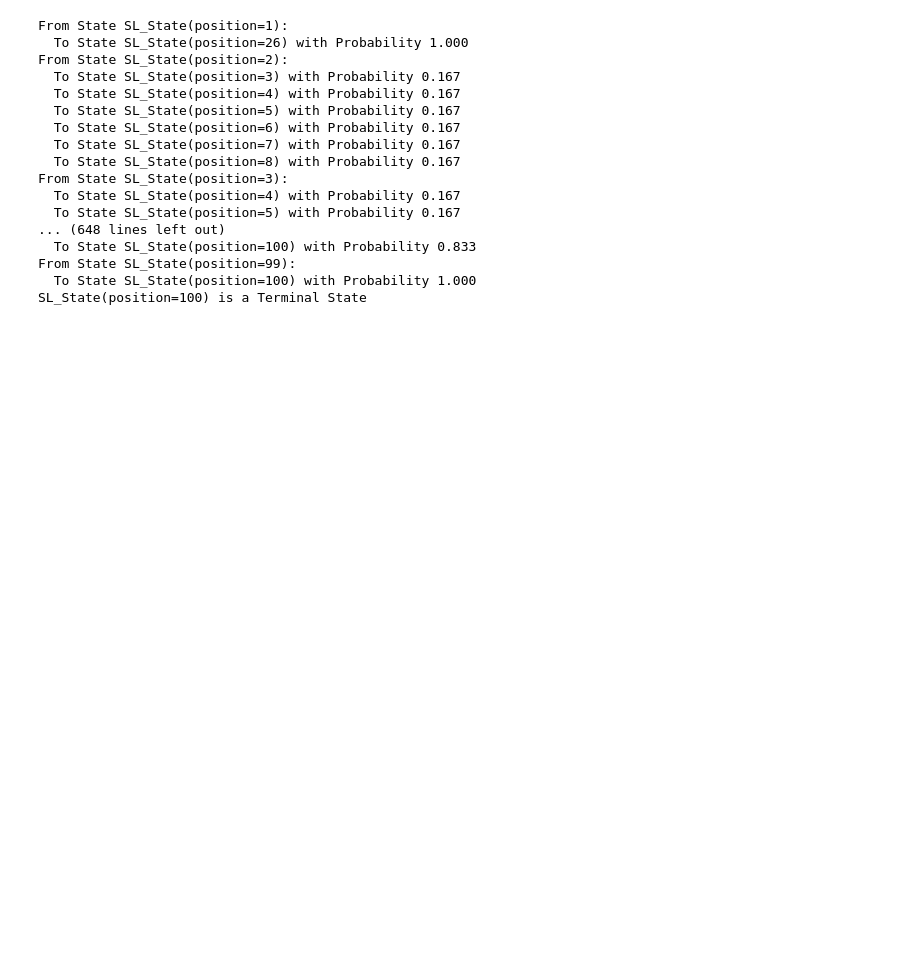
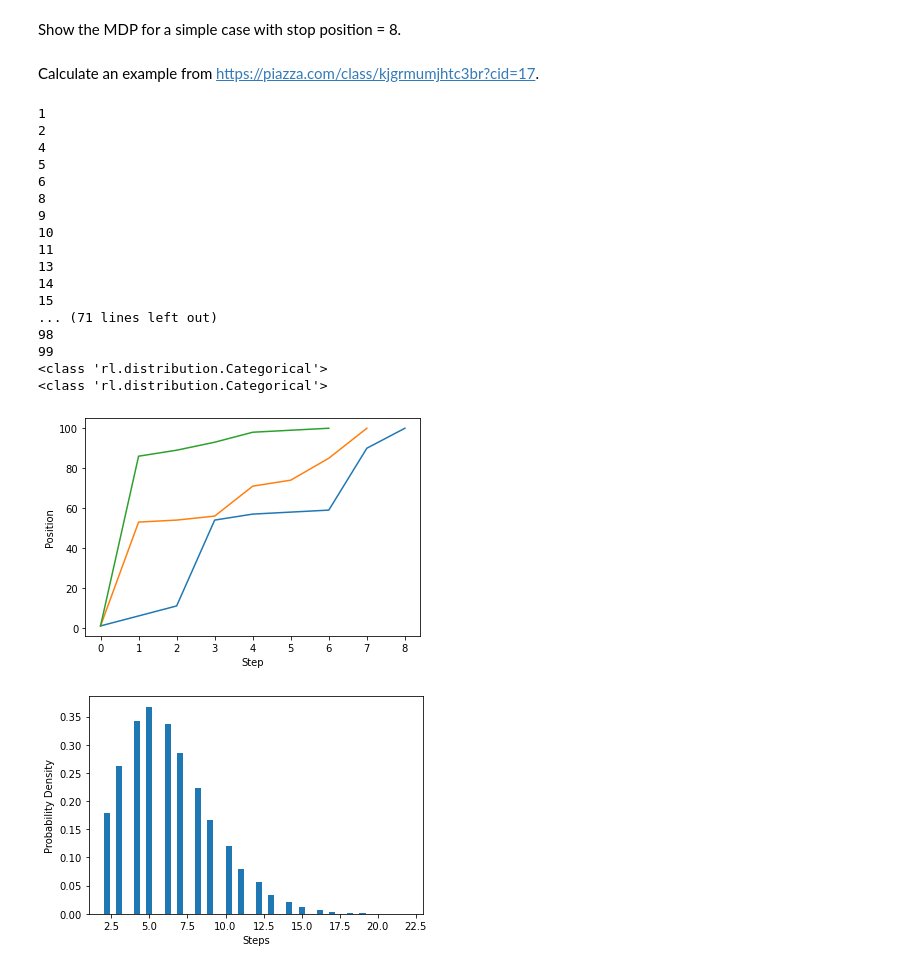
Before and after one commit to jy-tang/RL-book, a Jupyter notebook: Assignment2/snake_and_ladder.ipynb, the cells around one changed output. Cells and saved outputs as stored; diff of their text form; code cells hidden in the pictures; blank space fills up the shorter version.

```diff
--- a/Assignment2/snake_and_ladder.ipynb
+++ b/Assignment2/snake_and_ladder.ipynb
@@ -64,22 +75,59 @@ class SL_MDP(markov_process.FiniteMarkovProcess[SL_State]):
+# %% [markdown]
+Show the MDP for a simple case with stop position = 8.
 # %%
-sl_rules = SL_Rules(stopstate=100, snake ={35:10,74:3},ladder = {1:26})
-mdp = SL_MDP(sl_rules)
-mdp
+#sl_rules = SL_Rules(stopstate=10, snake={5:3},
+#                    ladder = {2:4})
+#mdp = SL_MDP(sl_rules)
+#mdp
-# %% [output]
-From State SL_State(position=1):
-  To State SL_State(position=26) with Probability 1.000
-From State SL_State(position=2):
-  To State SL_State(position=3) with Probability 0.167
-  To State SL_State(position=4) with Probability 0.167
-  To State SL_State(position=5) with Probability 0.167
-  To State SL_State(position=6) with Probability 0.167
-  To State SL_State(position=7) with Probability 0.167
-  To State SL_State(position=8) with Probability 0.167
-From State SL_State(position=3):
-  To State SL_State(position=4) with Probability 0.167
-  To State SL_State(position=5) with Probability 0.167
-... (648 lines left out)
-  To State SL_State(position=100) with Probability 0.833
-From State SL_State(position=99):
-  To State SL_State(position=100) with Probability 1.000
-SL_State(position=100) is a Terminal State
+# %% [markdown]
+Calculate an example from https://piazza.com/class/kjgrmumjhtc3br?cid=17.
+# %%
+sl_rules = SL_Rules(stopstate=100, snake ={38:1,31:6,49:8},
+                    ladder = {3:39,7:48,12:51,20:41,25:57,28:35,45:74,60:85,67:90,69:92,77:83})
+mdp = SL_MDP(sl_rules)
+start_distr = Categorical({SL_State(1): 1})
+print(type(start_distr))
+plt.figure()
+for i, trace in enumerate(mdp.traces(start_distr)):
+    traj = []
+    for _,x in enumerate(trace):
+        traj += [x.position]
+    plt.plot(traj)
+    if i > 1:
+        break
+plt.xlabel('Step')
+plt.ylabel('Position')
+plt.show()
+
+start_distr = Categorical({SL_State(1): 1})
+print(type(start_distr))
+timesteps =[]
+for i,trace in enumerate(mdp.traces(start_distr)):
+    timesteps += [sum(1 for _ in trace)]
+    if i > 50000:
+        break
+
+plt.hist(timesteps,bins = 50,density=True)
+plt.xlabel('Steps')
+plt.ylabel('Probability Density')
+plt.show()
+# %% [output]
+1
+2
+4
+5
+6
+8
+9
+10
+11
+13
+14
+15
+... (71 lines left out)
+98
+99
+<class 'rl.distribution.Categorical'>
+<class 'rl.distribution.Categorical'>
+[figure, added]
+[figure, added]
```
Also changed, not shown: parts of 11 cells of this notebook.
